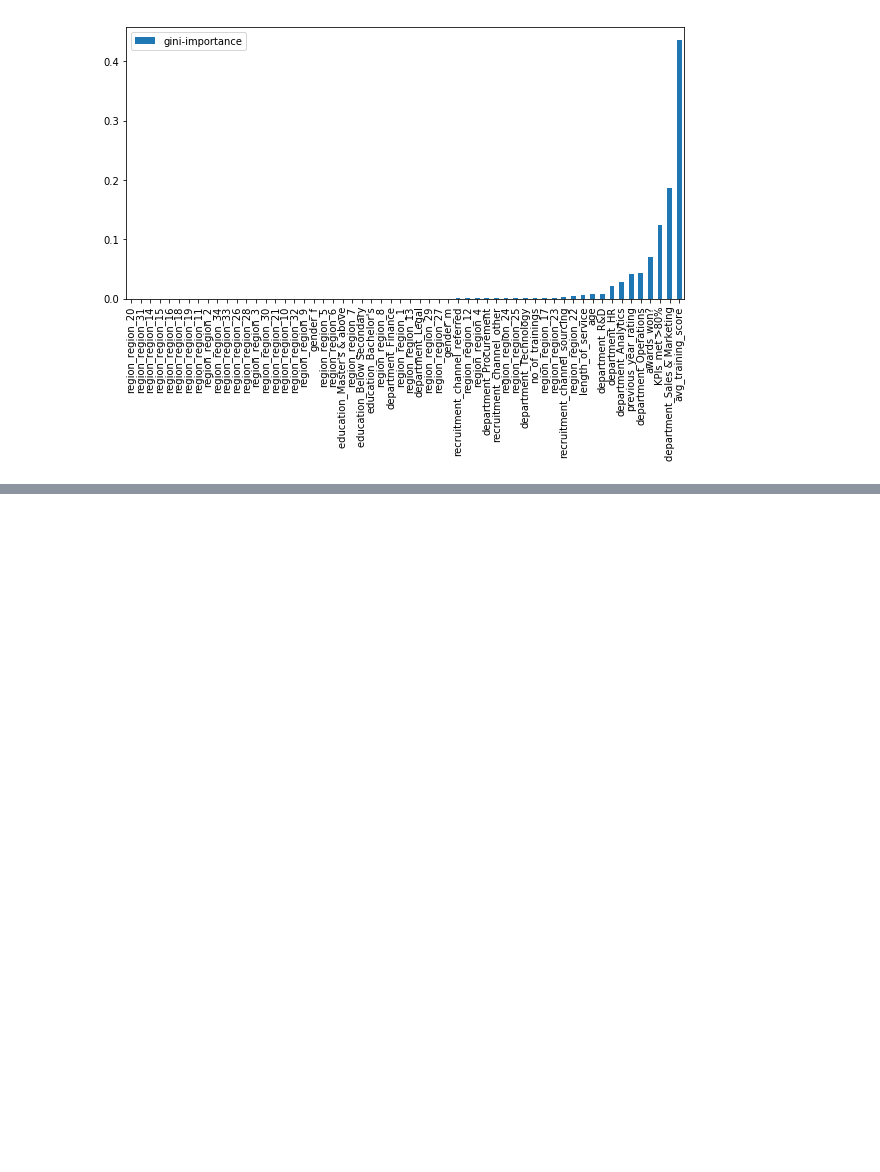
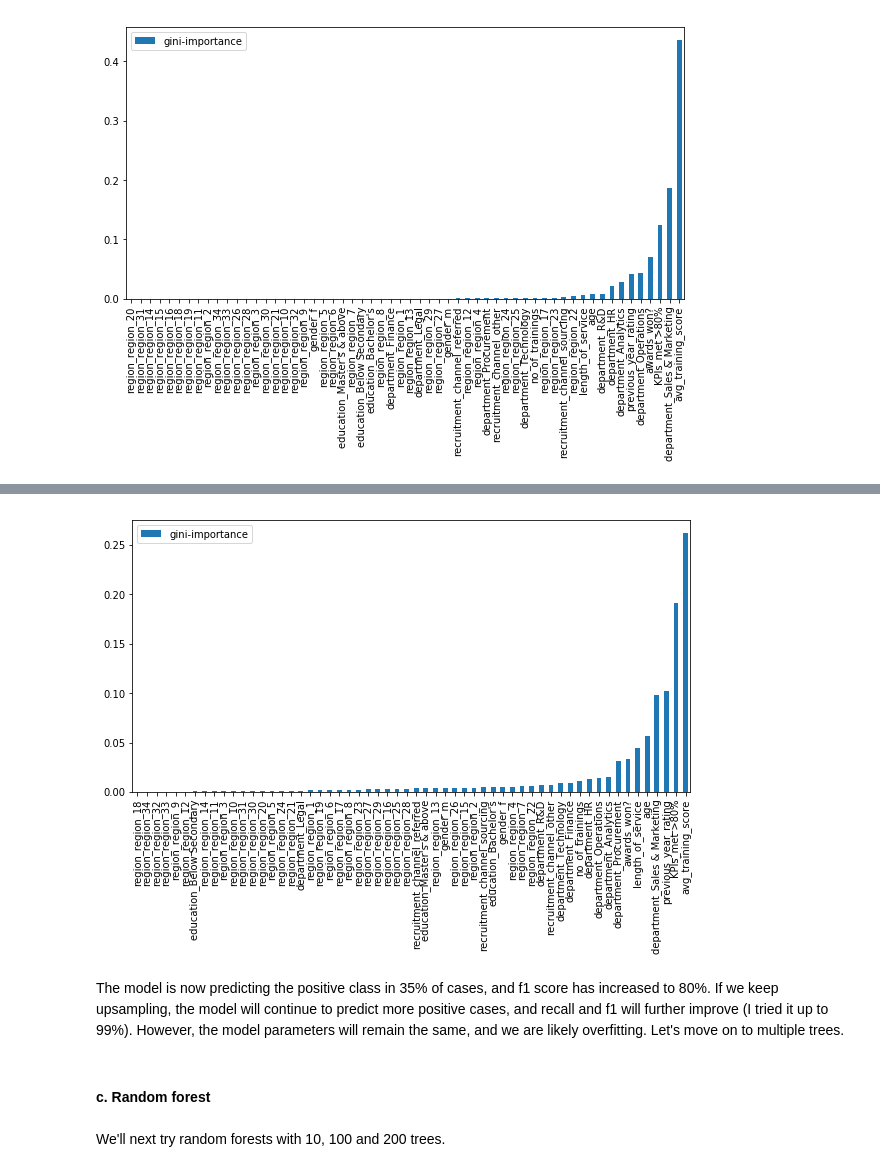
Before and after one commit to dan55/challenges-ds, a Jupyter notebook: hr_analytics/hr_analysis.ipynb, the cells around one changed output, grey strips where cells are left out. Cells and saved outputs as stored; diff of their text form; code cells hidden in the pictures; blank space fills up the shorter version.

```diff
--- a/hr_analytics/hr_analysis.ipynb
+++ b/hr_analytics/hr_analysis.ipynb
@@ -305,0 +400,18 @@ Well that's better. What if we try a random forest?
+# %%
+df_up = upsample_data(df, .50)
+
+X_train, X_test, y_train, y_test = get_train_test_sets(df_up)
+
+clf = GridSearchCV(DecisionTreeClassifier(),
+                   params,
+                   n_jobs=2,
+                   cv=5,
+                   scoring="f1")
+
+clf.fit(X_train, y_train)
+dt_best = clf.best_estimator_
+
+print(clf.best_params_)
+
+pred = dt_best.predict(X_test)
+evaluate_model(dt_best, y_test)
@@ -305,0 +433,10 @@ Well that's better. What if we try a random forest?
+# %%
+plot_feature_importance(X_train.columns, dt_best)
+# %% [output]
+[figure, added]
+# %% [markdown]
+The model is now predicting the positive class in 35% of cases, and f1 score has increased to 80%. If we keep upsampling, the model will continue to predict more positive cases, and recall and f1 will further improve (I tried it up to 99%). However, the model parameters will remain the same, and we are likely overfitting. Let's move on to multiple trees.
+# %% [markdown]
+#### c. Random forest
+# %% [markdown]
+We'll next try random forests with 10, 100 and 200 trees.
```
Also changed, not shown: parts of 61 cells of this notebook.
